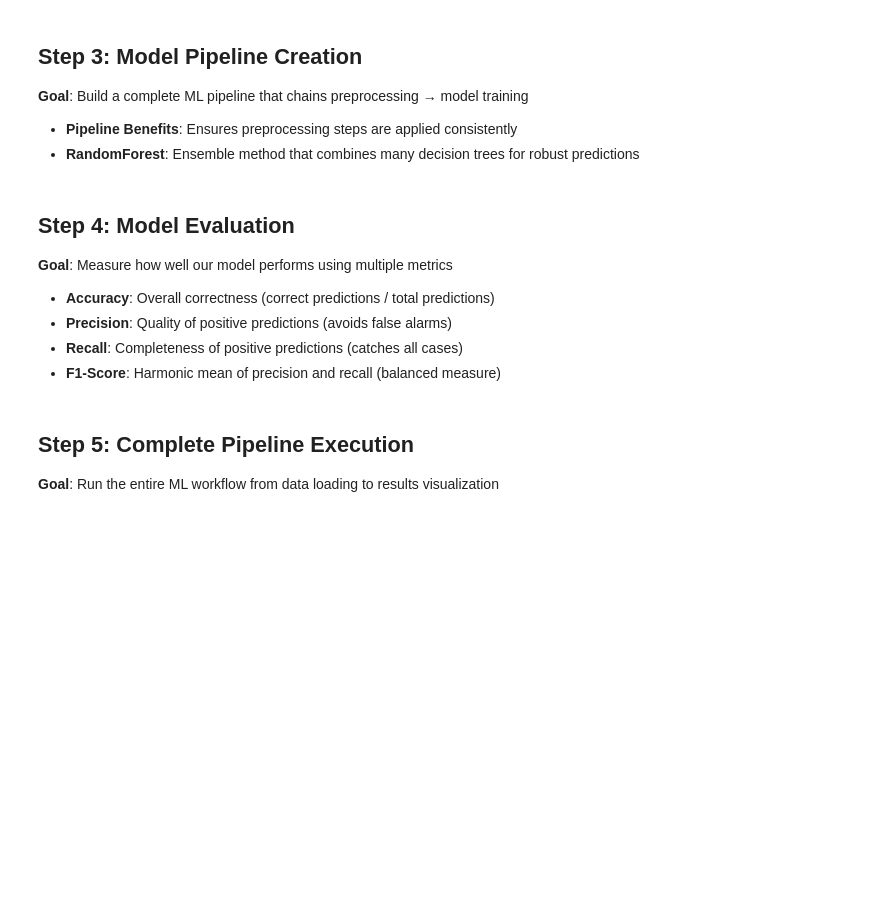
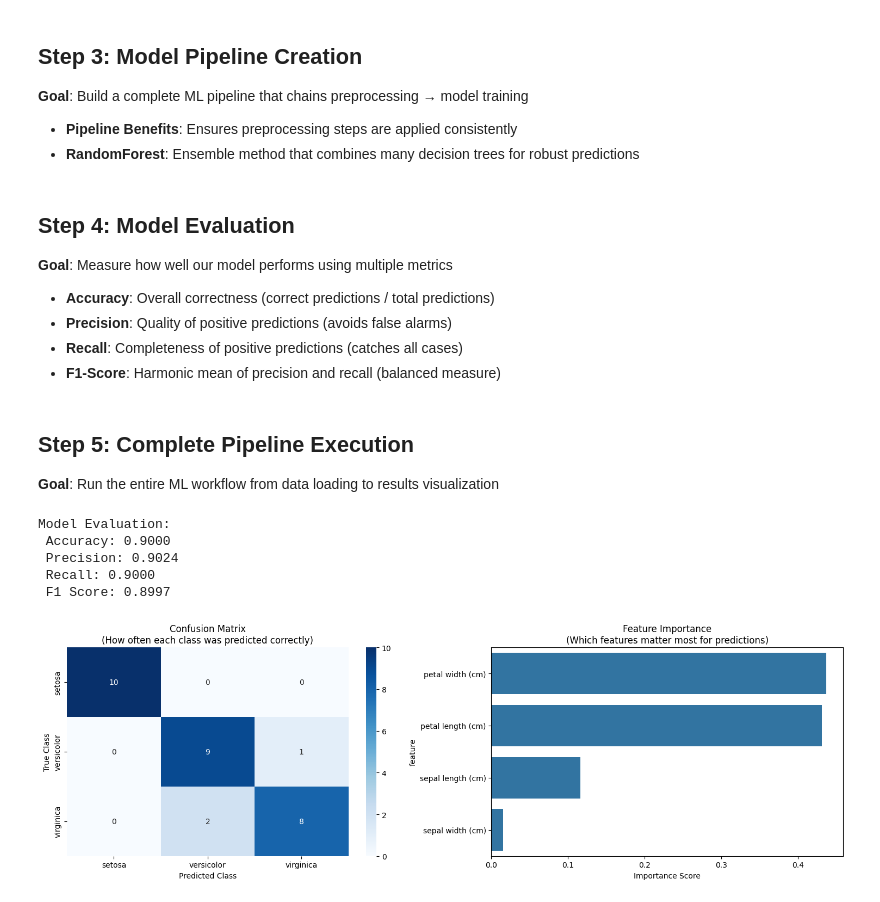
Before and after one commit to Gdeterline/tried-CE-2026, a Jupyter notebook: notebooks_TP/TP_simple_ML_model.ipynb, the cells around one changed output. Saved outputs shown, nothing was run; the diff lists cells and outputs as text; code cells hidden in the pictures; blank space fills up the shorter version.

```diff
--- a/notebooks_TP/TP_simple_ML_model.ipynb
+++ b/notebooks_TP/TP_simple_ML_model.ipynb
@@ -123,8 +124,9 @@ def create_preprocessing_pipeline():
     """
     Create preprocessing pipeline with a StandardScaler.
     """
-    # TODO: Initialize and return a StandardScaler
-    preprocessor = None
+    standard_scaler = StandardScaler()
+
+    preprocessor = standard_scaler.fit(X_train)
     return preprocessor
 
 preprocessor = create_preprocessing_pipeline()
@@ -157,7 +159,17 @@ def create_model_pipeline(preprocessor):
     #     - min_samples_split=2
     #     - min_samples_leaf=1
 
-    pipeline = None
+
+    pipeline = Pipeline(steps=[
+        ('scaler', preprocessor),
+        ('rf', RandomForestClassifier(
+            n_estimators=100,
+            random_state=42,
+            max_depth=None,
+            min_samples_split=2,
+            min_samples_leaf=1
+        ))
+    ])
     return pipeline
 
 def train_model(pipeline, X_train, y_train):
@@ -170,10 +182,11 @@ def train_model(pipeline, X_train, y_train):
     3. Trains RandomForest on scaled data
     """
     # TODO: Train the pipeline using X_train and y_train
-
+    pipeline.fit(X_train, y_train)
     return pipeline
 
 pipeline = create_model_pipeline(preprocessor)
+pipeline = train_model(pipeline, X_train, y_train)
 # %% [markdown]
 ## Step 4: Model Evaluation
 **Goal**: Measure how well our model performs using multiple metrics
@@ -198,12 +211,11 @@ def evaluate_model(pipeline, X_test, y_test):
     y_pred = pipeline.predict(X_test)
 
     # Calculate comprehensive metrics
-    # TODO: Calculate the following metrics using y_test and y_pred
-    cm = None          # confusion_matrix
-    accuracy = None    # accuracy_score
-    precision = None   # precision_score (use average='weighted')
-    recall = None      # recall_score (use average='weighted')
-    f1 = None          # f1_score (use average='weighted')
+    cm = confusion_matrix(y_test, y_pred)
+    accuracy = accuracy_score(y_test, y_pred)
+    precision = precision_score(y_test, y_pred, average='weighted')
+    recall = recall_score(y_test, y_pred, average='weighted')
+    f1 = f1_score(y_test, y_pred, average='weighted')
 
     return cm, accuracy, precision, recall, f1
 # %%
@@ -247,17 +259,32 @@ def visualize_results(cm, target_names, feature_importance_df, fig_path='model_r
 # %%
 def main():
     # TODO: Implement the complete ML workflow:
     # 1. Load and explore data
     # 2. Create train/test split
     # 3. Create preprocessing pipeline
     # 4. Create model pipeline
     # 5. Train model
     # 6. Evaluate model
     # 7. Visualize results
 
-    trained_pipeline = None
+    trained_pipeline = pipeline
+    cm, accuracy, precision, recall, f1 = evaluate_model(trained_pipeline, X_test, y_test)
+    feature_importances = trained_pipeline.named_steps['rf'].feature_importances_
+    feature_importance_df = pd.DataFrame({
+        'feature': feature_names,
+        'importance': feature_importances
+    }).sort_values(by='importance', ascending=False)
+    print(f"Model Evaluation:\n Accuracy: {accuracy:.4f}\n Precision: {precision:.4f}\n Recall: {recall:.4f}\n F1 Score: {f1:.4f}")
+    visualize_results(cm, target_names, feature_importance_df)
     return trained_pipeline
 
 # Execute the complete workflow
 if __name__ == "__main__":
     trained_model = main()
+# %% [output]
+Model Evaluation:
+ Accuracy: 0.9000
+ Precision: 0.9024
+ Recall: 0.9000
+ F1 Score: 0.8997
+[figure, added]
```
Also changed, not shown: parts of 1 cell of this notebook, 2 other files.
